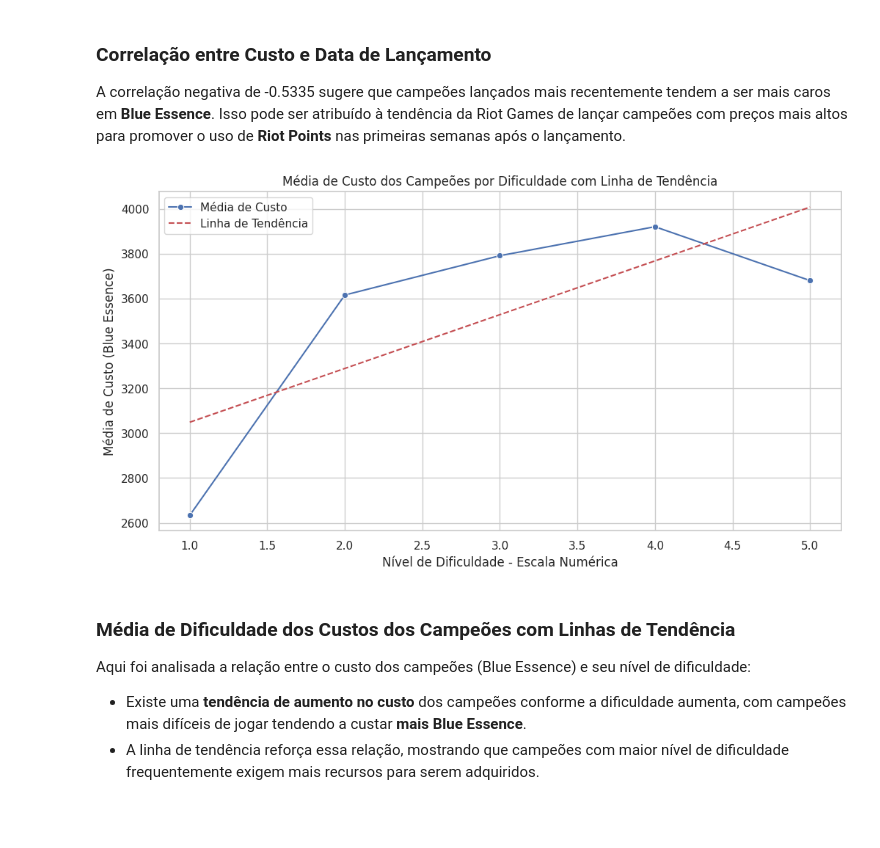
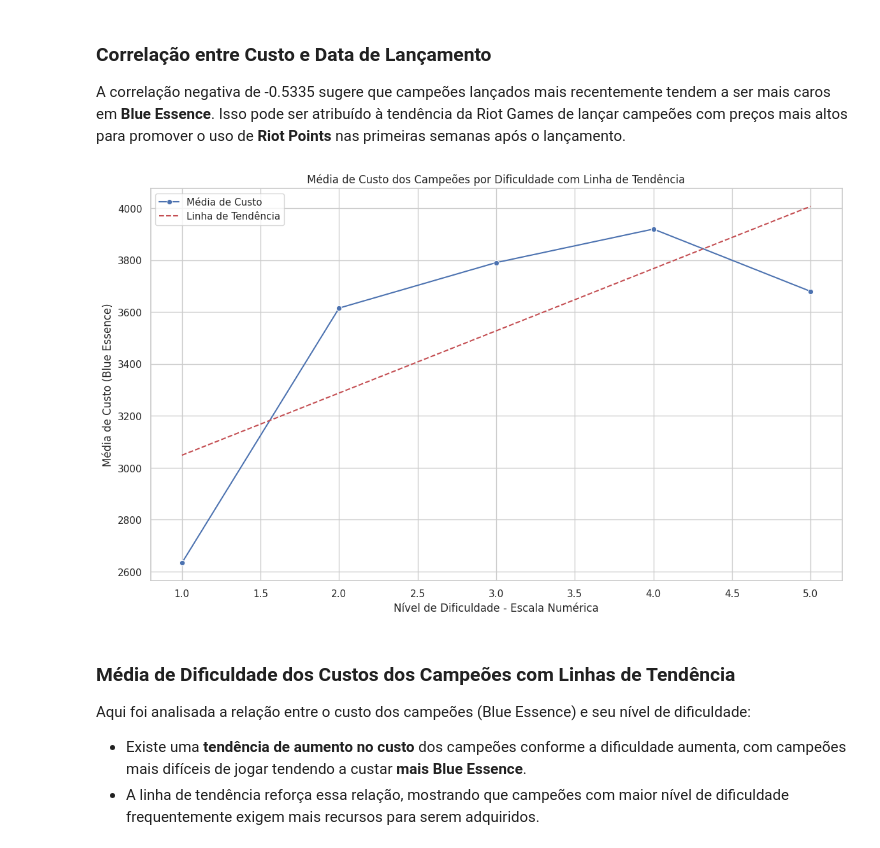
Before and after one commit to gabriel-gonzales/analise_campeoes_lol, a Jupyter notebook: analise_campeoes_lol.ipynb, the cells around one changed output. Saved outputs shown, nothing was run; the diff lists cells and outputs as text; code cells hidden in the pictures; blank space fills up the shorter version.

```diff
--- a/analise_campeoes_lol.ipynb
+++ b/analise_campeoes_lol.ipynb
@@ -444,26 +443,26 @@ A correlação negativa de -0.5335 sugere que campeões lançados mais recenteme
 # %%
 mean_cost_by_difficulty = df.groupby('Difficulty Level')['Blue Essence'].mean().reset_index()
 
 # Gráfico de linha
-plt.figure(figsize=(12,6))
+plt.figure(figsize=(14,8))
 sns.lineplot(x='Difficulty Level', y='Blue Essence', data=mean_cost_by_difficulty, marker='o', label='Média de Custo')
 
 # Adicionando uma linha de tendência (usando numpy para calcular a regressão linear)
 z = np.polyfit(mean_cost_by_difficulty['Difficulty Level'], mean_cost_by_difficulty['Blue Essence'], 1)
 p = np.poly1d(z)
 
 # Plotando a linha de tendência
 plt.plot(mean_cost_by_difficulty['Difficulty Level'], p(mean_cost_by_difficulty['Difficulty Level']), "r--", label='Linha de Tendência')
 
 # Configurações do gráfico
 plt.xlabel('Nível de Dificuldade - Escala Numérica')
 plt.ylabel('Média de Custo (Blue Essence)')
 plt.title('Média de Custo dos Campeões por Dificuldade com Linha de Tendência')
 plt.legend()
 
 plt.show()
 # %% [output]
-[figure, old version]
+[figure, new version]
 # %% [markdown]
 ### Média de Dificuldade dos Custos dos Campeões com Linhas de Tendência
 Aqui foi analisada a relação entre o custo dos campeões (Blue Essence) e seu nível de dificuldade:
```
Also changed, not shown: parts of 6 cells of this notebook.
